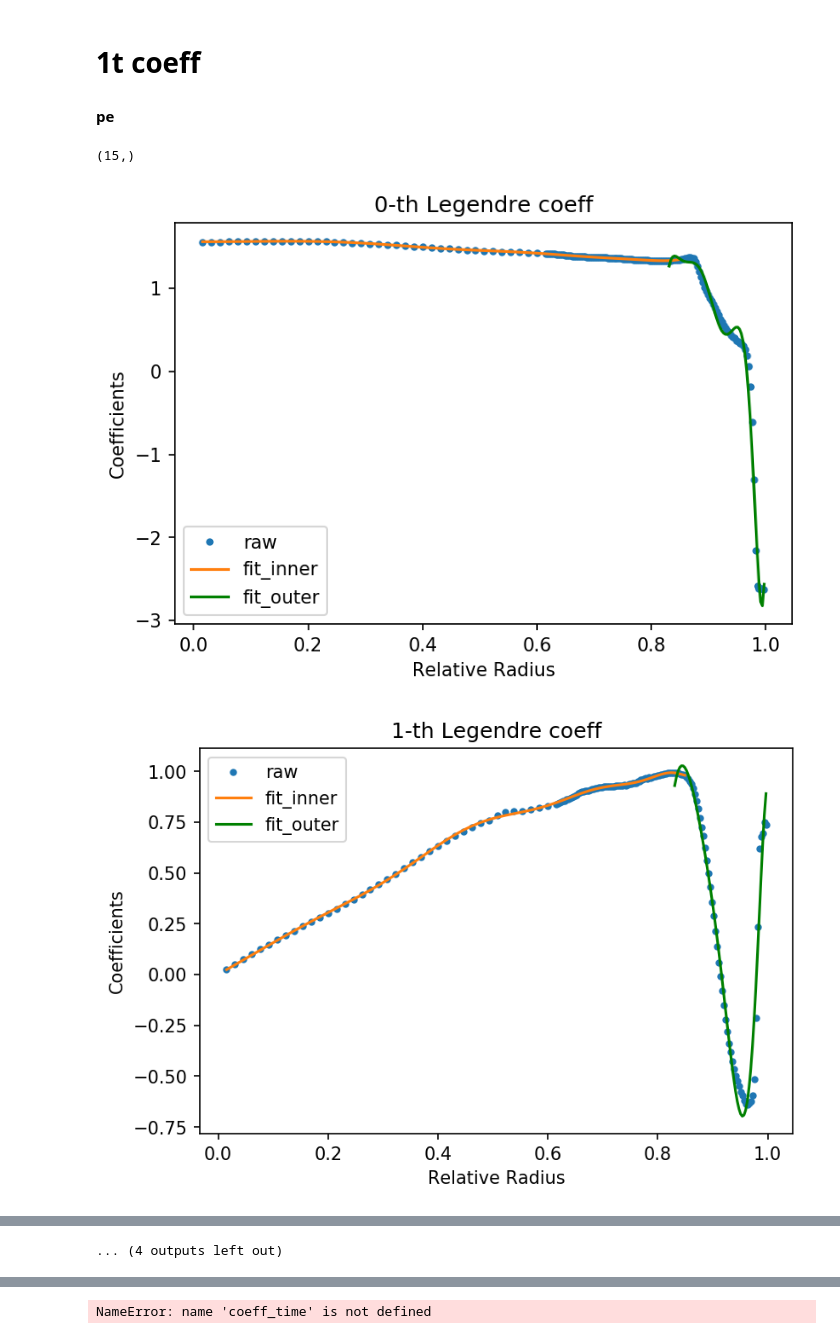
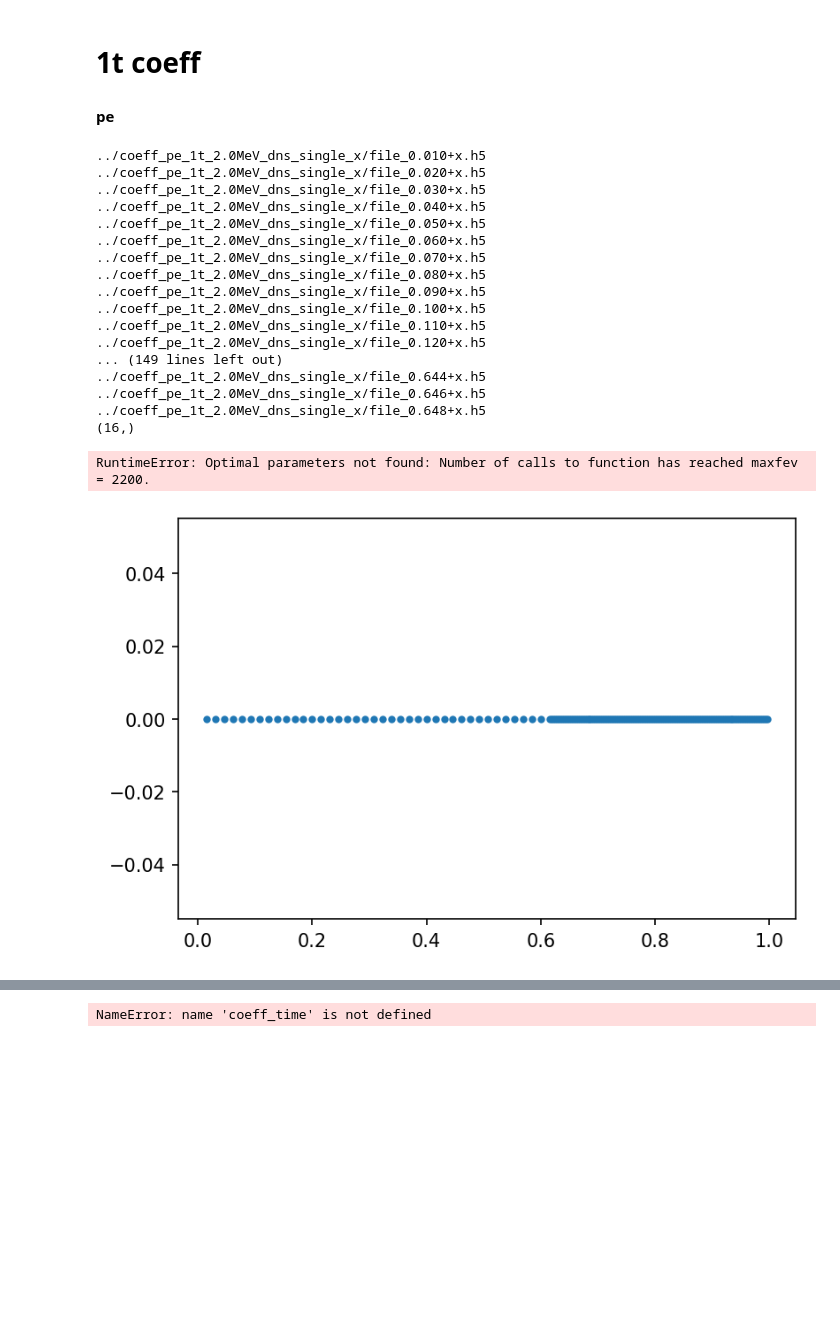
Before and after one commit to dw839566105/Recon1t, a Jupyter notebook: calib/Note/View_coeff.ipynb, the cells around one changed output, grey strips where cells are left out. Drawn from its saved outputs; the diff is of its cells as text; code cells hidden in the pictures; blank space fills up the shorter version.

```diff
--- a/calib/Note/View_coeff.ipynb
+++ b/calib/Note/View_coeff.ipynb
@@ -49,14 +49,13 @@ def odd_func(x, a, b, c, d, e, f, g, h, i, j):
 def even_func(x, a, b, c, d, e, f, g, h, i, j):
     return a * x**0 + b * x**2 + c * x**4 + d * x**6 + e * x**8 + f * x**10 + g * x**12 + h * x**14 + i*x**16 + j*x**18
 # load data
-def LoadDataPE(path, radius, order):
+def LoadDataPE(path, radius, order,axis):
     data = []
-    filename = path + 'file_' + radius + '.h5'
+    filename = path + 'file_' + radius + '+' + axis + '.h5'
+    print(filename)
     h = tables.open_file(filename,'r')
     coeff = 'coeff' + str(order)
     data = eval('np.array(h.root.'+ coeff + '[:])')
-    if(eval(radius)<0):
-        data[1::2] = - data[1::2]
     h.close()
     return data
 
@@ -75,20 +74,18 @@ def LoadFileTime(path, radius, order):
     return data
 # %%
 ## gather the data
-path = '../coeff_pe_1t_2.0MeV_dns_Lasso_els5/'
+path = '../coeff_pe_1t_2.0MeV_dns_single_x/'
 ra = np.hstack((np.arange(0.01, 0.40, 0.01), np.arange(0.40, 0.65, 0.002)))
 
 order = 15
 coeff_pe = []
 rd = []
+axis='x'
 for radius in ra:
     str_radius = '%.3f' % radius
-    try:
-        k = LoadDataPE(path, str_radius, order)
-        rd.append(np.array(radius))
-        coeff_pe = np.hstack((coeff_pe, k))
-    except:
-        print('error: %.3f' % radius)
+    k = LoadDataPE(path, str_radius, order, axis)
+    rd.append(np.array(radius))
+    coeff_pe = np.hstack((coeff_pe, k))
 
 
 coeff_pe = np.reshape(coeff_pe,(-1,np.size(rd)),order='F')
@@ -126,33 +123,49 @@ for i in np.arange(np.size(coeff_pe[:,0])):
     else:
         popt2, pcov = curve_fit(even_func, x[index2], data[index2])
         #plt.plot(x[index1], even_func(x[index1], *popt), 'r-')
         output2 = even_func(x[index2], *popt2)
 
     index3 = (x >= bd_3) | (x <= - bd_3)
     if(i%2==1):
         popt3, pcov = curve_fit(odd_func, x[index3], data[index3])
         output3 = odd_func(x[index3], *popt3)
     else:
         popt3, pcov = curve_fit(even_func, x[index3], data[index3])
         output3 = even_func(x[index3], *popt3)
 
     #x_total = np.hstack((x[index1],x[index2],x[index3]))
     #y_total = np.hstack((output1,output2,output3))
     #x_total = np.hstack((x[index1],x[index3]))
     #y_total = np.hstack((output1,output3))
     #index = np.argsort(x_total)
 
     plt.plot(x[index1],output1)
     plt.plot(x[index3][x[index3]>0],output3[x[index3]>0], color='g')
     plt.plot(x[index3][x[index3]<0],output3[x[index3]<0], color='g')
     #plt.text(0,0.5,r'fit: z^1=%2.3f, z^3=%2.3f, z^5=%2.3f, z^7=%2.3f, z^9=%2.3f' % tuple(popt))
     plt.xlabel('Relative Radius')
     plt.ylabel('Coefficients')
     plt.title(str(i)+'-th Legendre coeff')
     plt.legend(['raw','fit_inner','fit_outer'])
     plt.savefig('./fig_view/PE_%d-th Legendre coeff.pdf' % i)
     plt.show()
 # %% [output]
-(15,)
+../coeff_pe_1t_2.0MeV_dns_single_x/file_0.010+x.h5
+../coeff_pe_1t_2.0MeV_dns_single_x/file_0.020+x.h5
+../coeff_pe_1t_2.0MeV_dns_single_x/file_0.030+x.h5
+../coeff_pe_1t_2.0MeV_dns_single_x/file_0.040+x.h5
+../coeff_pe_1t_2.0MeV_dns_single_x/file_0.050+x.h5
+../coeff_pe_1t_2.0MeV_dns_single_x/file_0.060+x.h5
+../coeff_pe_1t_2.0MeV_dns_single_x/file_0.070+x.h5
+../coeff_pe_1t_2.0MeV_dns_single_x/file_0.080+x.h5
+../coeff_pe_1t_2.0MeV_dns_single_x/file_0.090+x.h5
+../coeff_pe_1t_2.0MeV_dns_single_x/file_0.100+x.h5
+../coeff_pe_1t_2.0MeV_dns_single_x/file_0.110+x.h5
+../coeff_pe_1t_2.0MeV_dns_single_x/file_0.120+x.h5
+... (149 lines left out)
+../coeff_pe_1t_2.0MeV_dns_single_x/file_0.644+x.h5
+../coeff_pe_1t_2.0MeV_dns_single_x/file_0.646+x.h5
+../coeff_pe_1t_2.0MeV_dns_single_x/file_0.648+x.h5
+(16,)
+RuntimeError: Optimal parameters not found: Number of calls to function has reached maxfev = 2200.
-[figure, old version]
+[figure, new version]
-[figure, removed]
@@ -168 +171,0 @@ for i in np.arange(np.size(coeff_pe[:,0])):
-... (4 outputs left out)
```
Also changed, not shown: parts of 6 cells of this notebook, 34 other files.
